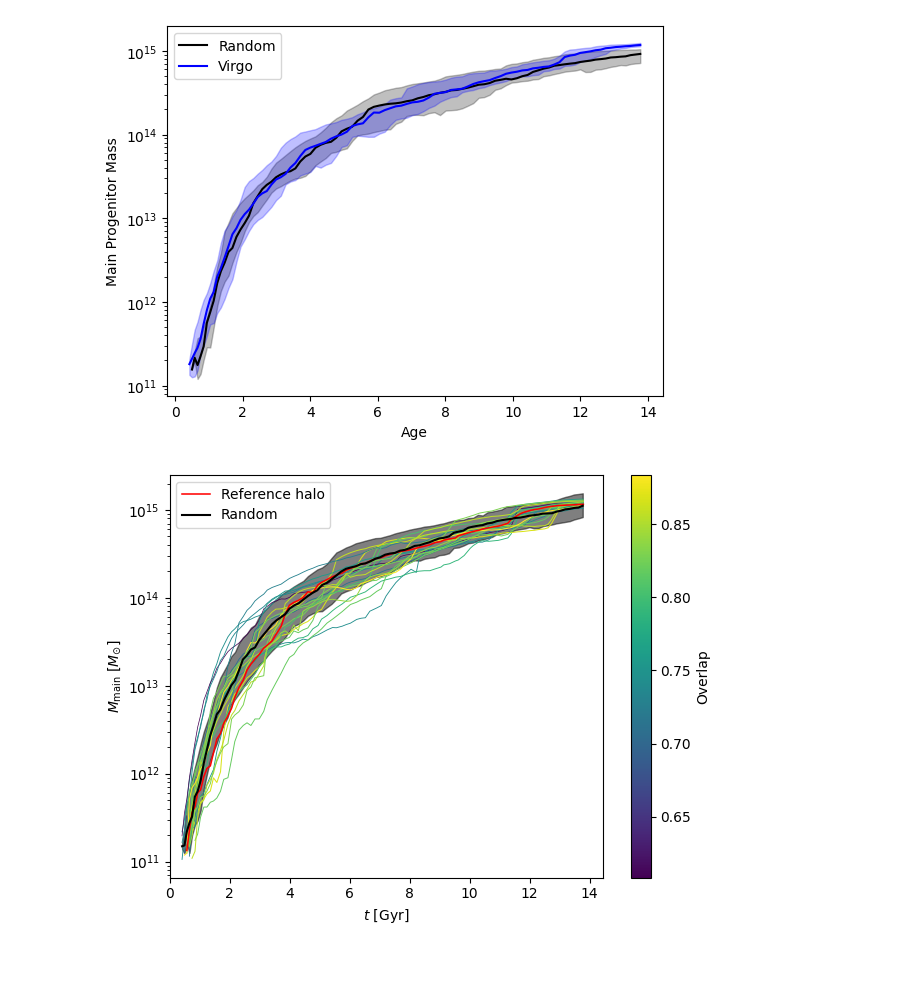
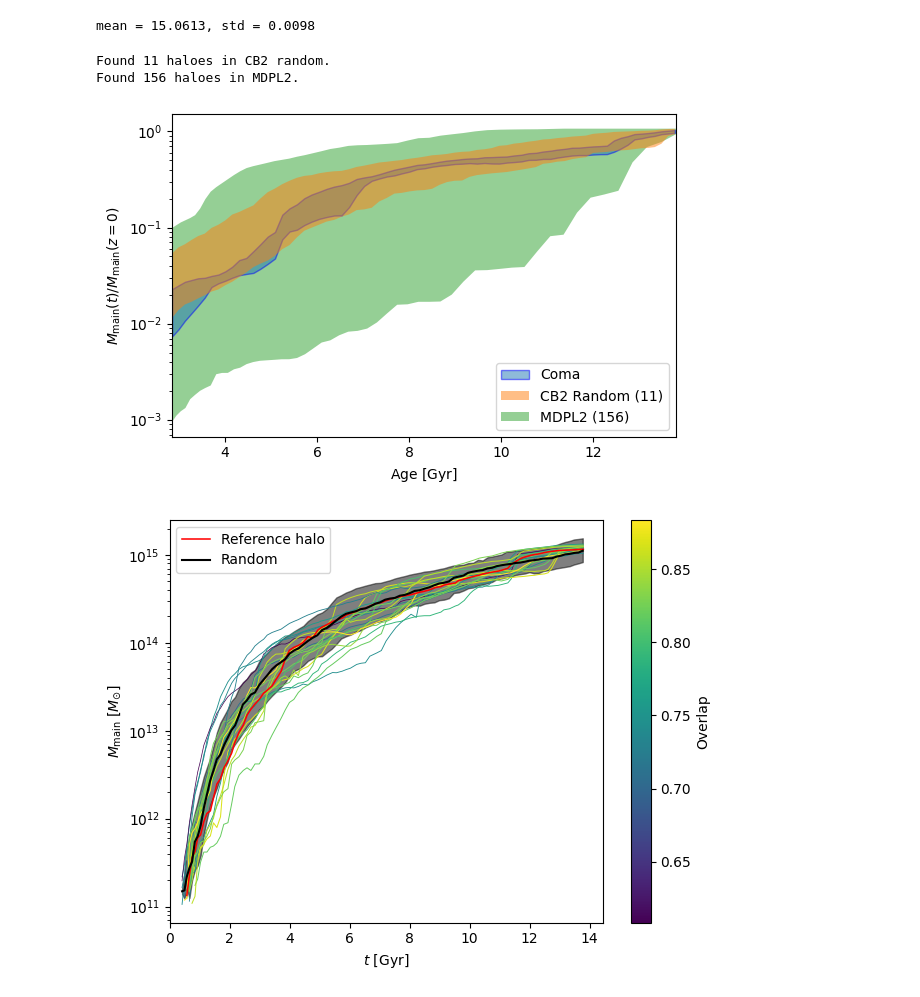
Before and after one commit to Richard-Sti/csiborgtools, a Jupyter notebook: notebooks/MAH/mah.ipynb, the cells around one changed output. Drawn from its saved outputs; the diff is of its cells as text; code cells hidden in the pictures; blank space fills up the shorter version.

```diff
--- a/notebooks/MAH/mah.ipynb
+++ b/notebooks/MAH/mah.ipynb
@@ -36,2 +98,20 @@ Appending main progenitor for 17417.
+# %%
+logmp = np.log10(np.array([data[nsim]["MainProgenitorMass"][0] for nsim in data.keys()]))
+# %%
+mean, std = np.mean(logmp), np.std(logmp)
+print(f"mean = {mean:.4f}, std = {std:.4f}")
+
+bounds = [mean - 3 * std, mean + 3 * std]
+# %% [output]
+mean = 15.0613, std = 0.0098
+# %%
+xrange_cb2, random_mah_cb2 = extract_mah("csiborg2_random", bounds, "MainProgenitorMass", min_age=2.8)
+xrange_mdpl2, random_mah_mdpl2 = extract_mah_mdpl2(bounds, min_age=2.8)
+
+print(f"Found {len(random_mah_cb2)} haloes in CB2 random.")
+print(f"Found {len(random_mah_mdpl2)} haloes in MDPL2.")
+# %% [output]
+Found 11 haloes in CB2 random.
+Found 156 haloes in MDPL2.
 # %%
-age, mah = summarize_extracted_mah(simname, data, nsim0, nsimxs, "MainProgenitorMass")
+age, mah = summarize_extracted_mah(simname, data, nsim0, nsimxs, "MainProgenitorMass", min_age=2.8)
@@ -40,30 +118,34 @@ xrange, random_mah = extract_random_mah("csiborg2_random", [15.05, 15.10], "Main
-# %%
-plt.figure()
-# # for i in range(len(random_mah)):
-#     # plt.plot(xrange, random_mah[i], alpha=0.1, color="black")
-
-mu = np.nanmedian(random_mah, axis=0)
-ymin = np.nanpercentile(random_mah, 16, axis=0)
-ymax = np.nanpercentile(random_mah, 84, axis=0)
-plt.plot(xrange, mu, color="black", label="Random")
-plt.fill_between(xrange, ymin, ymax, color="black", alpha=0.25)
-
-mu = np.nanmedian(mah, axis=0)
-ymin = np.nanpercentile(mah, 16, axis=0)
-ymax = np.nanpercentile(mah, 84, axis=0)
-plt.plot(age, mu, color="blue", label="Virgo")
-plt.fill_between(age, ymin, ymax, color="blue", alpha=0.25)
-
-plt.legend()
-
-plt.xlabel("Age")
-plt.ylabel("Main Progenitor Mass")
-
-plt.yscale("log")
-# plt.savefig("../../plots/virgo_new.png")
-plt.show()
-# %% [output]
-[figure, removed]
+# %%
+pmin, pmax = 0.15, 100 - 0.15
+norm = 10**np.nanmean(np.log10(mah[:, -1]))
+
+
+plt.figure(figsize=(6, 4))
+
+
+ylow, yhigh = np.percentile(mah / norm, [pmin, pmax], axis=0)
+plt.fill_between(age, ylow, yhigh, alpha=0.5, label="Coma", zorder=1, edgecolor="blue")
+
+
+ylow, yhigh = np.percentile(random_mah_cb2 / norm, [pmin, pmax], axis=0)
+plt.fill_between(xrange_cb2, ylow, yhigh, alpha=0.5, label=f"CB2 Random ({len(random_mah_cb2)})", zorder=1)
+
+ylow, yhigh = np.percentile(random_mah_mdpl2 / norm, [pmin, pmax], axis=0)
+plt.fill_between(xrange_mdpl2, ylow, yhigh, alpha=0.5, label=f"MDPL2 ({len(random_mah_mdpl2)})", zorder=0)
+
+
+plt.yscale("log")
+plt.legend(loc="lower right")
+
+plt.xlabel(r"$\mathrm{Age} ~ [\mathrm{Gyr}]$")
+plt.ylabel(r"$M_{\rm main}(t) / M_{\rm main}(z = 0)$")
+plt.xlim(xrange_mdpl2.min(), xrange_mdpl2.max())
+plt.tight_layout()
+
+plt.savefig("../../plots/coma_new_VARYSMALL.png")
+plt.show()
+# %% [output]
+[figure, added]
 # %%
 
 cmap = plt.cm.viridis
```
Also changed, not shown: parts of 8 cells of this notebook.
